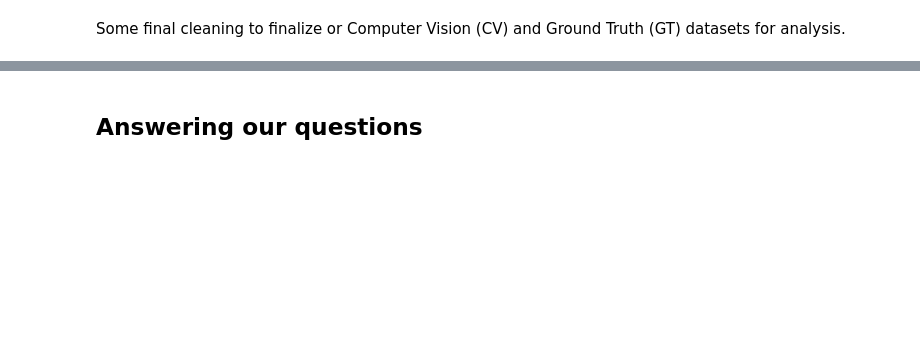
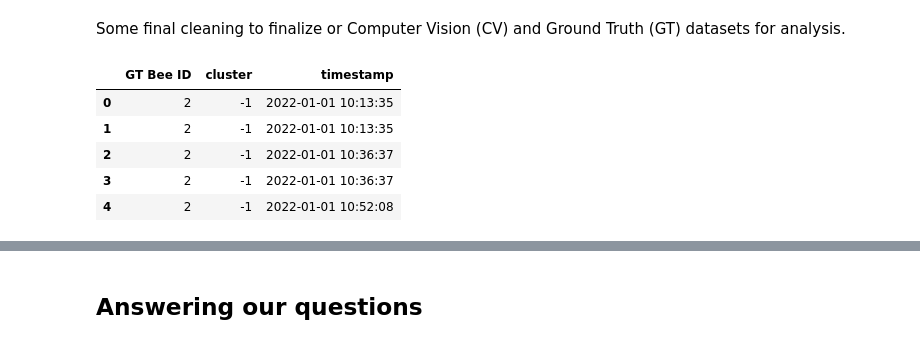
Before and after one commit to g1776/Bee-Hotel-Research, a Jupyter notebook: src/eval/ground_truth_compare.ipynb, the cells around one changed output, grey strips where cells are left out. Cells and saved outputs as stored; diff of their text form; code cells hidden in the pictures; blank space fills up the shorter version.

```diff
--- a/src/eval/ground_truth_compare.ipynb
+++ b/src/eval/ground_truth_compare.ipynb
@@ -285,3 +279,12 @@ dmy = dict(day=1, month=1, year=2022)
 CV["timestamp"] = CV["timestamp"].apply(lambda timestamp: timestamp.replace(**dmy))
 GT["Start Timestamp"] = GT["Start Timestamp"].apply(lambda timestamp: timestamp.replace(**dmy))
 GT["End Timestamp"] = GT["End Timestamp"].apply(lambda timestamp: timestamp.replace(**dmy))
+# %%
+CV.head()
+# %% [output]
+|  | GT Bee ID | cluster | timestamp |
+| 0 | 2 | -1 | 2022-01-01 10:13:35 |
+| 1 | 2 | -1 | 2022-01-01 10:13:35 |
+| 2 | 2 | -1 | 2022-01-01 10:36:37 |
+| 3 | 2 | -1 | 2022-01-01 10:36:37 |
+| 4 | 2 | -1 | 2022-01-01 10:52:08 |
```
Also changed, not shown: parts of 9 cells of this notebook.
